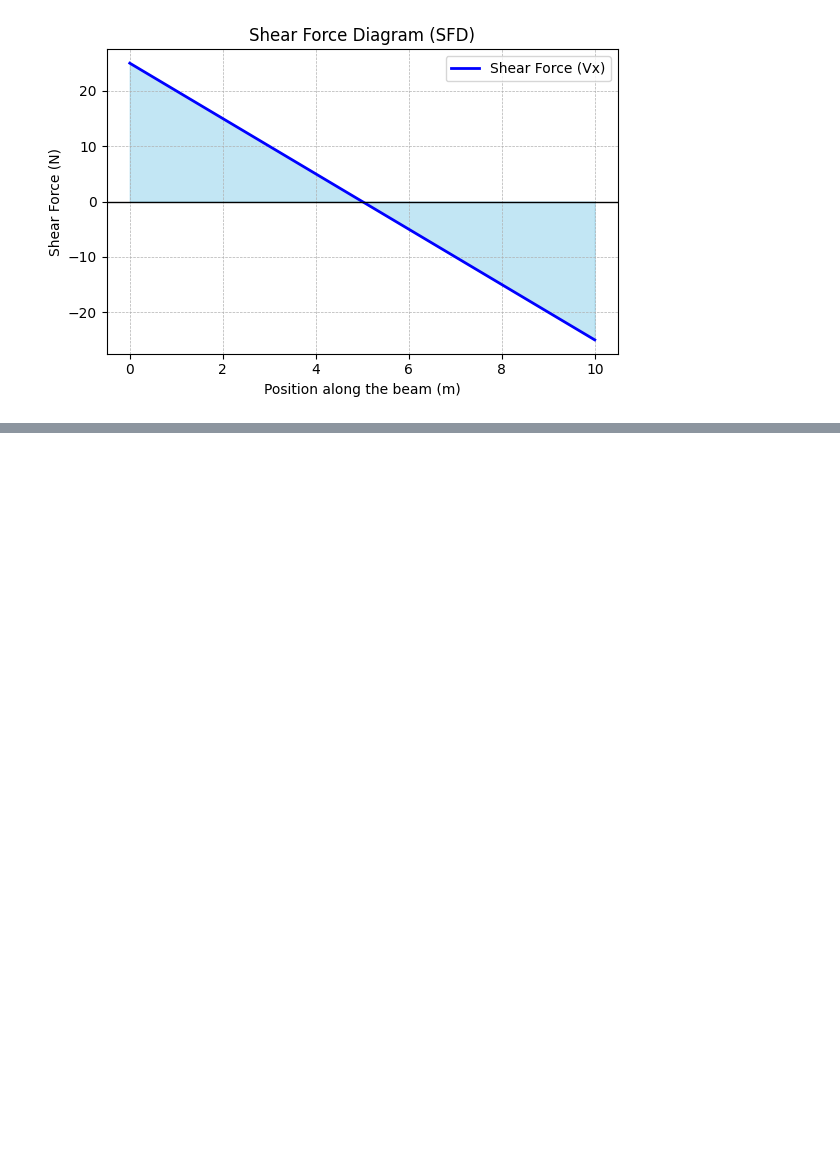
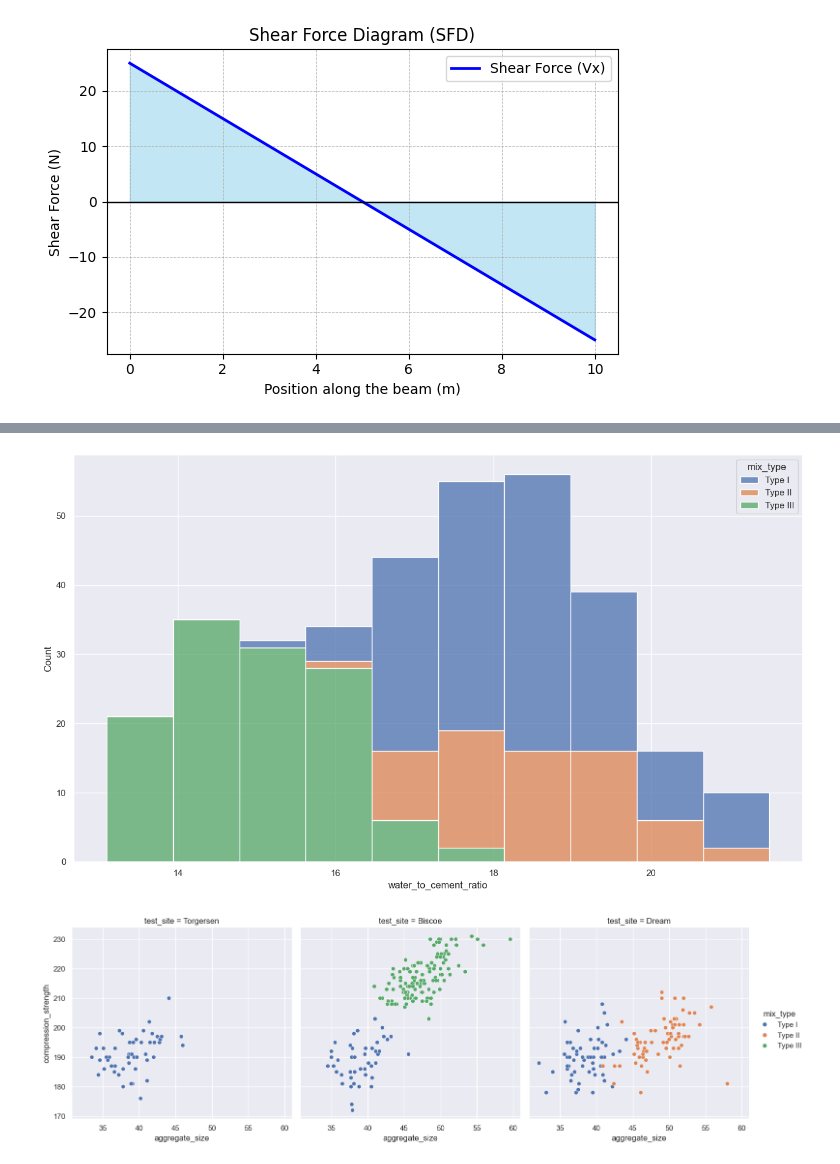
Before and after one commit to joreilly86/Engineering-Fundamentals, a Jupyter notebook: Structural/beam_formulas.ipynb, the cells around one changed output, grey strips where cells are left out. Cells and saved outputs as stored; diff of their text form; code cells hidden in the pictures; blank space fills up the shorter version.

```diff
--- a/Structural/beam_formulas.ipynb
+++ b/Structural/beam_formulas.ipynb
@@ -206,0 +219,43 @@ plt.savefig(__file__.split(".py")[0] + ".svg")
+# %%
+import seaborn as sns
+import pandas as pd
+
+# Load the dataset
+concrete_data = sns.load_dataset("penguins")  # Pretend this dataset is about concrete samples
+# Set default figure size to 4.5x8 inches for a 9:16 aspect ratio
+sns.set(rc={"figure.figsize": (16, 9)})
+
+
+# Rename columns to fit concrete hardness testing context more accurately
+concrete_data = concrete_data.rename(columns={
+    'species': 'mix_type',
+    'island': 'test_site',
+    'bill_length_mm': 'aggregate_size',  # Adjusted for a more relevant concrete testing attribute
+    'bill_depth_mm': 'water_to_cement_ratio',  # Adjusted for a critical quality factor
+    'flipper_length_mm': 'compression_strength',
+    'body_mass_g': 'curing_time'
+})
+
+concrete_mixes = ['Type I', 'Type II', 'Type III', 'Type IV']
+
+mix_type_mapping = {
+    'Adelie': 'Type I',
+    'Chinstrap': 'Type II',
+    'Gentoo': 'Type III'  # Additional mix types can be added for a larger dataset
+}
+
+# Apply the mapping to the 'mix_type' column
+concrete_data['mix_type'] = concrete_data['mix_type'].replace(mix_type_mapping)
+
+# Adjust data ranges if needed, such as converting curing time or calibrating compression strength units
+
+# This updated dataset now accurately reflects variables influencing concrete's hardness and quality
+
+sns.histplot(data=concrete_data, x="water_to_cement_ratio", hue="mix_type", multiple="stack")
+sns.relplot(data=concrete_data, x="aggregate_size", y="compression_strength", hue="mix_type", col="test_site")
+# ... and more visualizations relevant to the detailed aspects of concrete testing!
+
+concrete_properties = concrete_data  # Use this dataset for concrete-related engineering calculations
+# %% [output]
+[figure, added]
+[figure, added]
```
Also changed, not shown: parts of 6 cells of this notebook, 3 other files.
